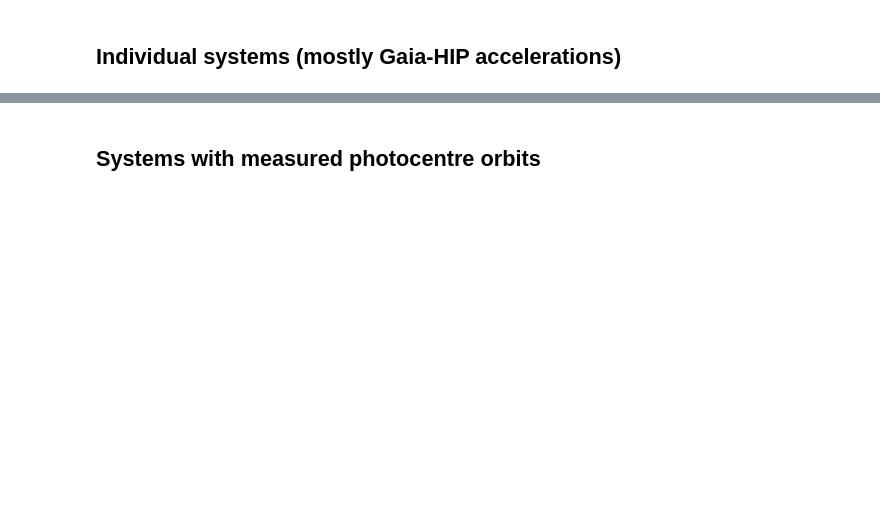
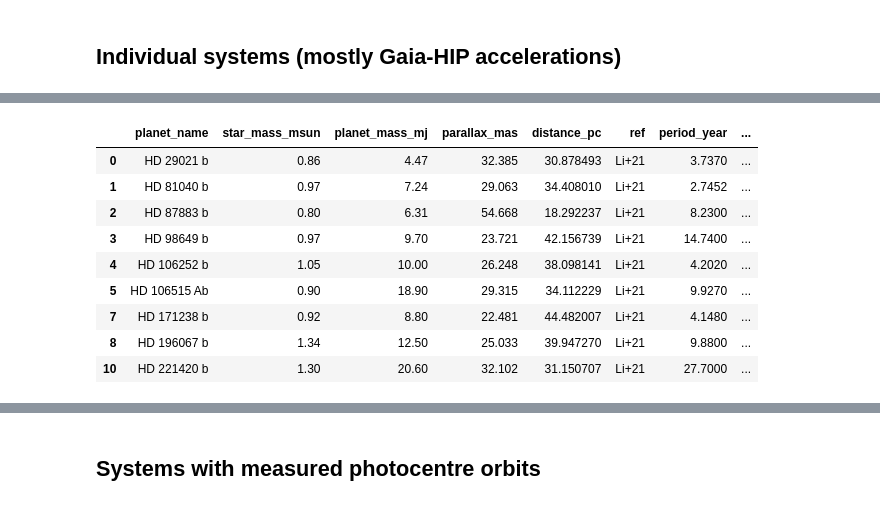
Before and after one commit to Johannes-Sahlmann/pystrometry, a Jupyter notebook: notebooks/1_exoplanet_signatures.ipynb, the cells around one changed output, grey strips where cells are left out. Saved outputs shown, nothing was run; the diff lists cells and outputs as text; code cells hidden in the pictures; blank space fills up the shorter version.

```diff
--- a/notebooks/1_exoplanet_signatures.ipynb
+++ b/notebooks/1_exoplanet_signatures.ipynb
@@ -165,2 +194,93 @@ display(individuals)
+# %%
+
+planet_name = '''HD~29021~b
+HD~81040~b
+HD~87883~b
+HD~98649~b
+HD~106252~b
+HD~106515~Ab
+HD~106515~B
+HD~171238~b
+HD~196067~b
+HD~196068
+HD~221420~b'''
+planet_name = planet_name.split('\n')
+planet_name = [s.replace(' ','').replace('~', ' ') for s in planet_name]
+
+m1_ms = '''0.86
+0.97
+0.80
+0.97
+1.05
+0.90
+0.90
+0.92
+1.34
+1.34
+1.30'''.split('\n')
+
+planet_mass_mj = '''4.47
+7.24
+6.31
+9.7
+10.0
+18.9
+904
+8.8
+12.5
+1235
+20.6'''.split('\n')
+
+period_year = '''3.737
+2.7452
+8.23
+14.74
+4.202
+9.927
+4630
+4.148
+9.88
+44300
+27.7'''.split('\n')
+
+parallax_mas = '''32.385
+29.063
+54.668
+23.721
+26.248
+29.315
+29.391
+22.481
+25.033
+25.038
+32.102'''.split('\n')
+
+li21 = pd.DataFrame()
+li21['planet_name'] = planet_name
+li21['star_mass_msun'] = np.array(m1_ms).astype(float)
+li21['planet_mass_mj'] = np.array(planet_mass_mj).astype(float)
+li21['parallax_mas'] = np.array(parallax_mas).astype(float)
+li21['distance_pc'] = 1000./li21['parallax_mas']
+li21['ref'] = 'Li+21'
+li21['period_year'] = np.array(period_year).astype(float)
+li21['period_day'] = li21['period_year']*u.year.to(u.day)
+
+li21['a_phot_mas'] = semimajor_axis_barycentre_angular(li21['star_mass_msun'], li21['planet_mass_mj'], li21['period_day'], li21['parallax_mas'])
+li21['a_phot_muas'] = li21['a_phot_mas']*1e3
+
+li21 = li21[li21['planet_mass_mj']<100]
+display(li21)
+individuals = pd.concat((individuals, li21))
+# %% [output]
+|  | planet_name | star_mass_msun | planet_mass_mj | parallax_mas | distance_pc | ref | period_year | ... |
+| 0 | HD 29021 b | 0.86 | 4.47 | 32.385 | 30.878493 | Li+21 | 3.7370 | ... |
+| 1 | HD 81040 b | 0.97 | 7.24 | 29.063 | 34.408010 | Li+21 | 2.7452 | ... |
+| 2 | HD 87883 b | 0.80 | 6.31 | 54.668 | 18.292237 | Li+21 | 8.2300 | ... |
+| 3 | HD 98649 b | 0.97 | 9.70 | 23.721 | 42.156739 | Li+21 | 14.7400 | ... |
+| 4 | HD 106252 b | 1.05 | 10.00 | 26.248 | 38.098141 | Li+21 | 4.2020 | ... |
+| 5 | HD 106515 Ab | 0.90 | 18.90 | 29.315 | 34.112229 | Li+21 | 9.9270 | ... |
+| 7 | HD 171238 b | 0.92 | 8.80 | 22.481 | 44.482007 | Li+21 | 4.1480 | ... |
+| 8 | HD 196067 b | 1.34 | 12.50 | 25.033 | 39.947270 | Li+21 | 9.8800 | ... |
+| 10 | HD 221420 b | 1.30 | 20.60 | 32.102 | 31.150707 | Li+21 | 27.7000 | ... |
 # %%
 print(individuals[['planet_name', 'ref']].to_csv(index=False, sep=';'))
```
Also changed, not shown: parts of 11 cells of this notebook, 1 other file.
